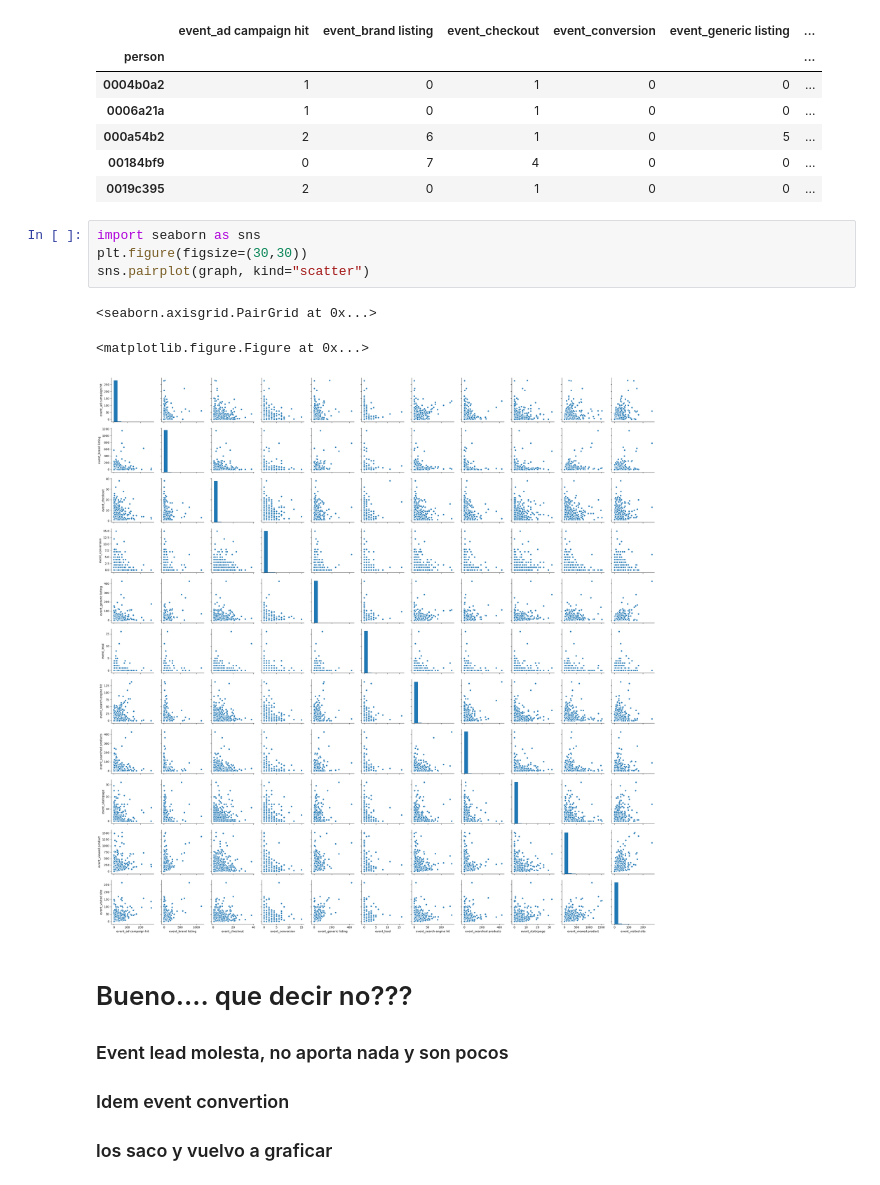
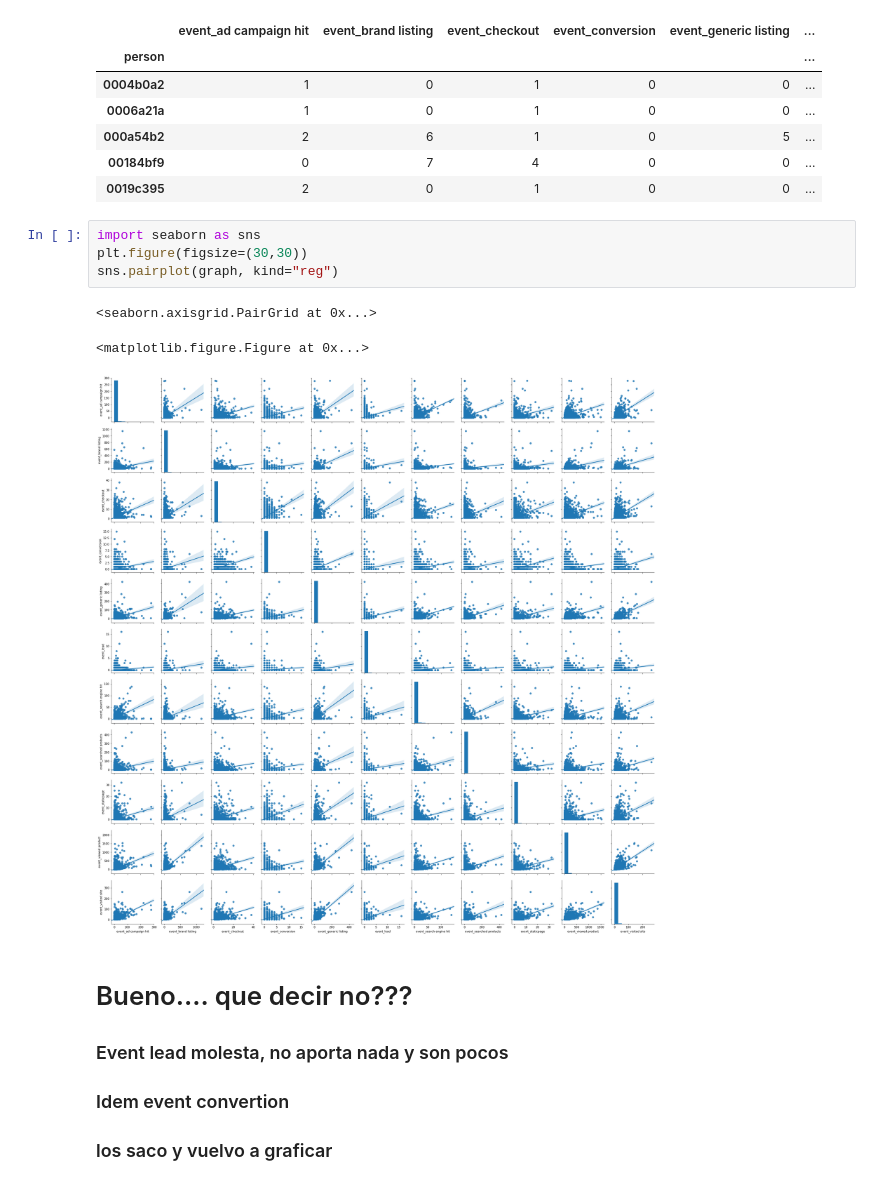
Before and after one commit to alepenaa94/TP1-Datos, a Jupyter notebook: AnálisisFede.ipynb, the cells around one changed output. Drawn from its saved outputs; the diff is of its cells as text.

```diff
--- a/AnálisisFede.ipynb
+++ b/AnálisisFede.ipynb
@@ -230,11 +230,11 @@ graph.head()
 # %%
 import seaborn as sns
 plt.figure(figsize=(30,30))
-sns.pairplot(graph, kind="scatter")
+sns.pairplot(graph, kind="reg")
 # %% [output]
 <seaborn.axisgrid.PairGrid at 0x...>
 <matplotlib.figure.Figure at 0x...>
-[figure, old version]
+[figure, new version]
 # %% [markdown]
 # Bueno.... que decir no???
 
```
Also changed, not shown: parts of 19 cells of this notebook.
